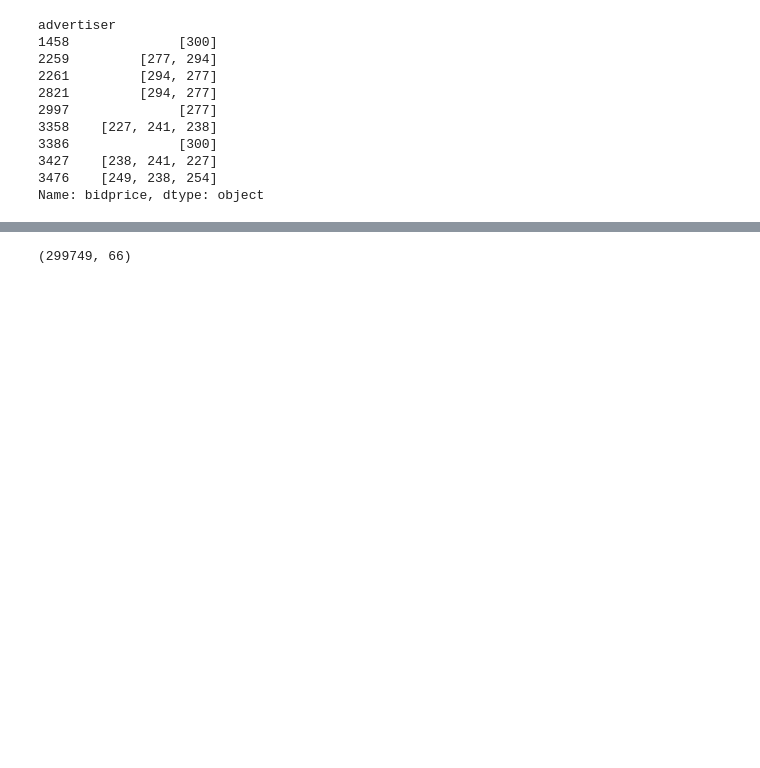
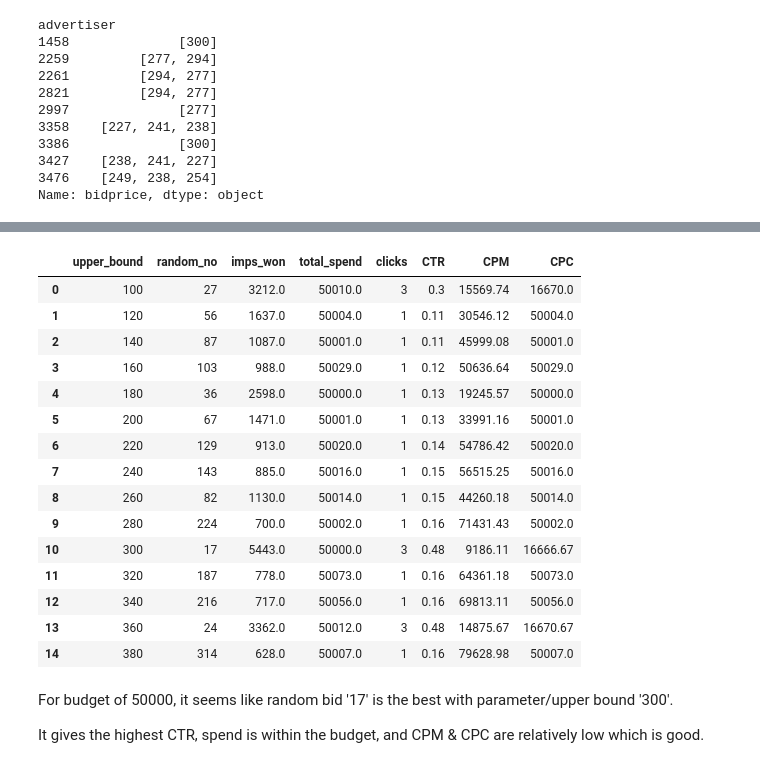
Before and after one commit to SaidAbdullahi/web_econ_coursework, a Jupyter notebook: Web Econ CW.ipynb, the cells around one changed output, grey strips where cells are left out. Drawn from its saved outputs; the diff is of its cells as text; code cells hidden in the pictures; blank space fills up the shorter version.

```diff
--- a/Web Econ CW.ipynb
+++ b/Web Econ CW.ipynb
@@ -377,23 +405,39 @@ print('CPC', (cost/clicks).round(2).astype(str))
 # %%
 from random import randrange
 
-def random_bidding(constant):
+def random_bidding(upper_bound):
     impression = 0.0
     clicks = 0
     cost = 0.0
-    rand_no = randrange(constant)
+    budget = 50000
+    rand_no = randrange(upper_bound)
 
-    for click,bid_price in validation[['click','bidprice']].values:
-        if rand_no > bid_price:
+    for click,pay_price in validation[['click','payprice']].values:
+        if rand_no > pay_price:
             impression += 1
             clicks += click
-            cost += bid_price
-    return impression, clicks, cost
+            cost += pay_price
+        if cost >= budget:
+                break
+    return rand_no,impression, clicks, cost
 
-[imps, clicks, cost] = random_bidding(300)
+randm = pd.DataFrame()
+randm['upper_bound'] = np.arange(100,400,20)
 
-print('impressions won', imps)
-print('total spend', cost)
-print('CTR', (clicks/imps * 100).round(3).astype(str))
-print('CPM', (cost/imps * 1000).round(3).astype(str))
-print('CPC', (cost/clicks).round(3).astype(str))
+rands = []
+im = []
+clks = []
+ct = []
+for upper in randm['upper_bound']:
+    [rans,imps, clicks, cost] = random_bidding(upper)
+    rands.append(rans)
+    im.append(imps)
+    clks.append(clicks)
+    ct.append(cost)
+randm['random_no'] = rands
+randm['imps_won'] = im
+randm['total_spend'] = ct
+randm['clicks'] = clks
+randm['CTR'] = (randm.clicks/const.imps_won * 100).round(2).astype(str)
+randm['CPM'] = (randm.total_spend/randm.imps_won * 1000).round(2).astype(str)
+randm['CPC'] = (randm.total_spend/randm.clicks).round(2).astype(str)
@@ -434,4 +444,22 @@ validation.head(10)
-# %%
-len(validation), len(test)
-# %% [output]
-(299749, 66)
+# %%
+randm
+# %% [output]
+|  | upper_bound | random_no | imps_won | total_spend | clicks | CTR | CPM | CPC |
+| 0 | 100 | 27 | 3212.0 | 50010.0 | 3 | 0.3 | 15569.74 | 16670.0 |
+| 1 | 120 | 56 | 1637.0 | 50004.0 | 1 | 0.11 | 30546.12 | 50004.0 |
+| 2 | 140 | 87 | 1087.0 | 50001.0 | 1 | 0.11 | 45999.08 | 50001.0 |
+| 3 | 160 | 103 | 988.0 | 50029.0 | 1 | 0.12 | 50636.64 | 50029.0 |
+| 4 | 180 | 36 | 2598.0 | 50000.0 | 1 | 0.13 | 19245.57 | 50000.0 |
+| 5 | 200 | 67 | 1471.0 | 50001.0 | 1 | 0.13 | 33991.16 | 50001.0 |
+| 6 | 220 | 129 | 913.0 | 50020.0 | 1 | 0.14 | 54786.42 | 50020.0 |
+| 7 | 240 | 143 | 885.0 | 50016.0 | 1 | 0.15 | 56515.25 | 50016.0 |
+| 8 | 260 | 82 | 1130.0 | 50014.0 | 1 | 0.15 | 44260.18 | 50014.0 |
+| 9 | 280 | 224 | 700.0 | 50002.0 | 1 | 0.16 | 71431.43 | 50002.0 |
+| 10 | 300 | 17 | 5443.0 | 50000.0 | 3 | 0.48 | 9186.11 | 16666.67 |
+| 11 | 320 | 187 | 778.0 | 50073.0 | 1 | 0.16 | 64361.18 | 50073.0 |
+| 12 | 340 | 216 | 717.0 | 50056.0 | 1 | 0.16 | 69813.11 | 50056.0 |
+| 13 | 360 | 24 | 3362.0 | 50012.0 | 3 | 0.48 | 14875.67 | 16670.67 |
+| 14 | 380 | 314 | 628.0 | 50007.0 | 1 | 0.16 | 79628.98 | 50007.0 |
+# %% [markdown]
+<p>For budget of 50000, it seems like random bid '17' is the best with parameter/upper bound '300'.</p>
+<p>It gives the highest CTR, spend is within the budget, and CPM & CPC are relatively low which is good.</p>
```
Also changed, not shown: parts of 21 cells of this notebook.
